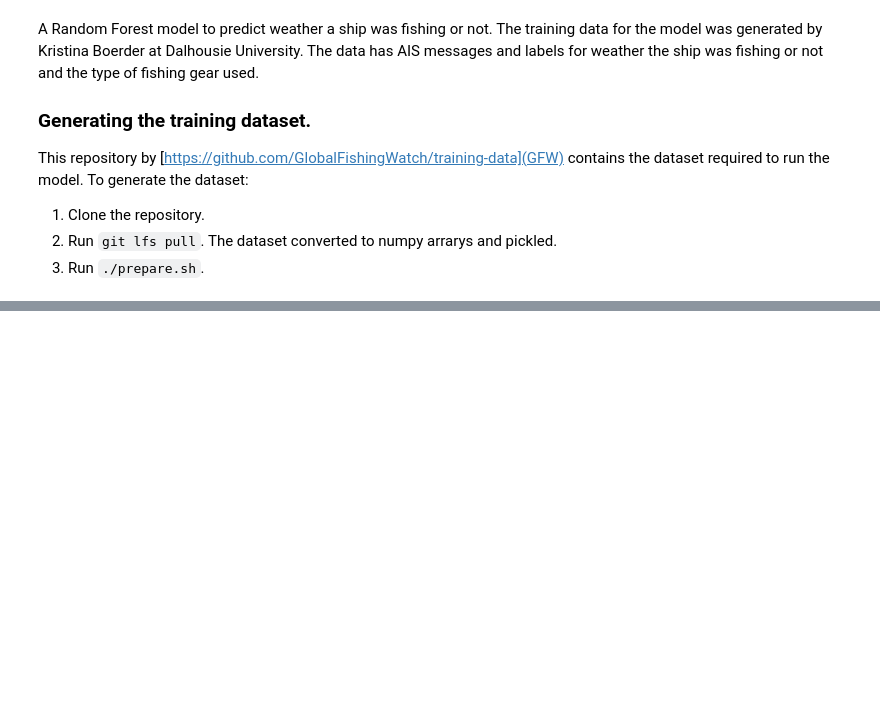
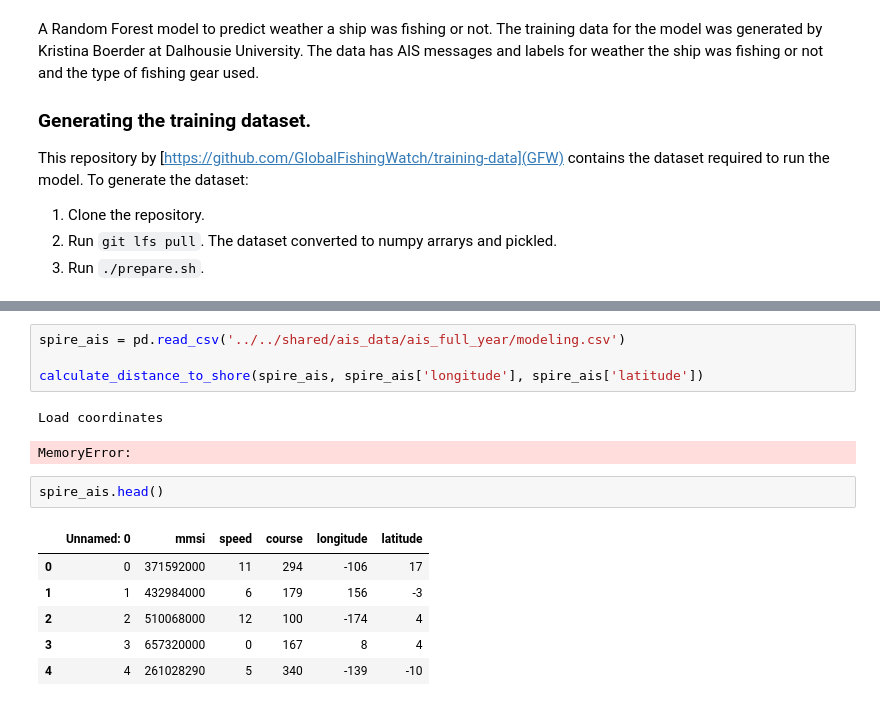
Before and after one commit to DSSG-EUROPE/wef_oceans, a Jupyter notebook: Fishing or not model.ipynb, the cells around one changed output, grey strips where cells are left out. Saved outputs shown, nothing was run; the diff lists cells and outputs as text; blank space fills up the shorter version.

```diff
--- a/Fishing or not model.ipynb
+++ b/Fishing or not model.ipynb
@@ -280,0 +432,16 @@ Image(filename='test_plot_classif_report.png')
+# %%
+spire_ais = pd.read_csv('../../shared/ais_data/ais_full_year/modeling.csv')
+
+calculate_distance_to_shore(spire_ais, spire_ais['longitude'], spire_ais['latitude'])
+# %% [output]
+Load coordinates
+MemoryError:
+# %%
+spire_ais.head()
+# %% [output]
+|  | Unnamed: 0 | mmsi | speed | course | longitude | latitude |
+| 0 | 0 | 371592000 | 11 | 294 | -106 | 17 |
+| 1 | 1 | 432984000 | 6 | 179 | 156 | -3 |
+| 2 | 2 | 510068000 | 12 | 100 | -174 | 4 |
+| 3 | 3 | 657320000 | 0 | 167 | 8 | 4 |
+| 4 | 4 | 261028290 | 5 | 340 | -139 | -10 |
```
Also changed, not shown: parts of 22 cells of this notebook.
